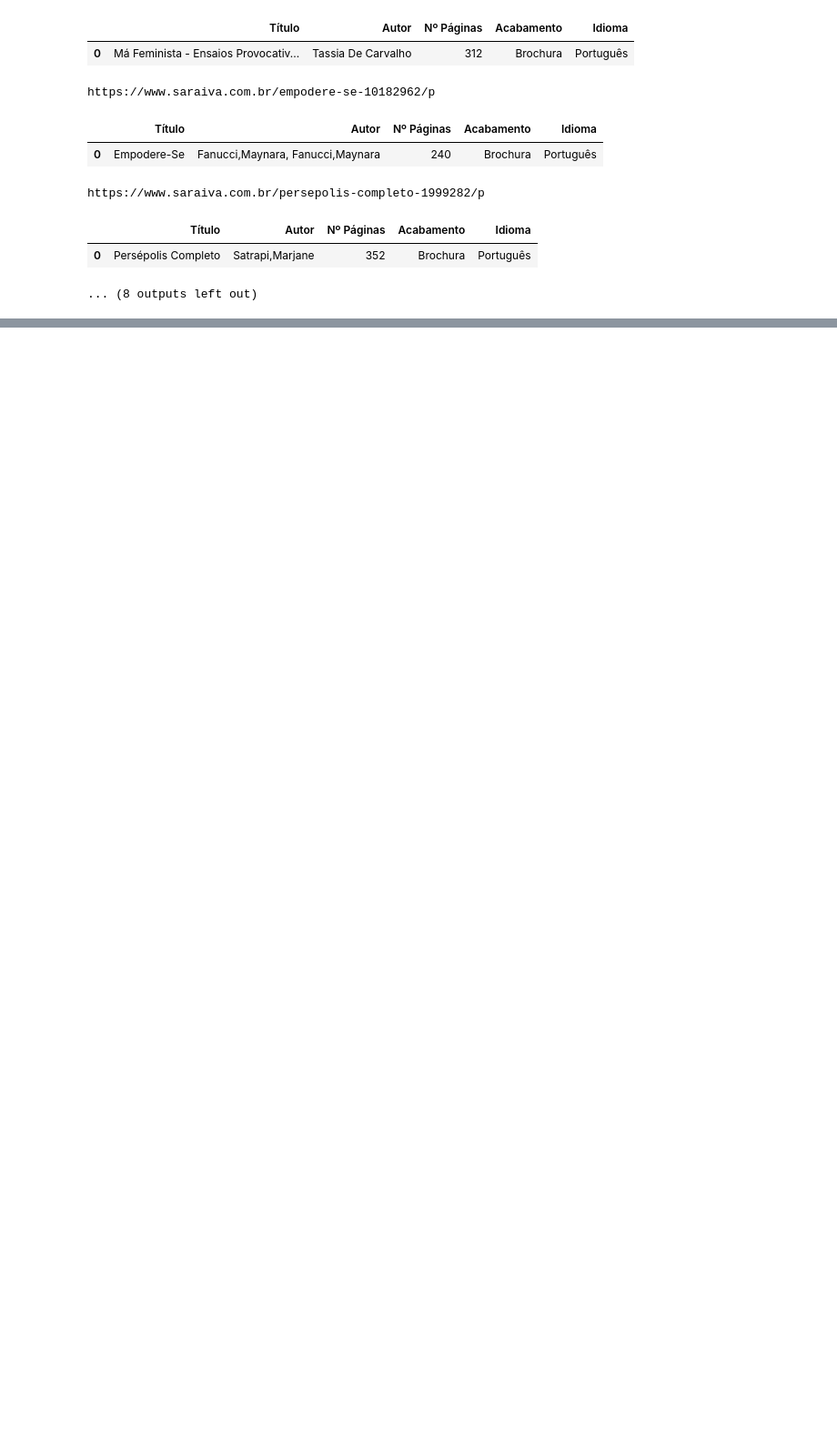
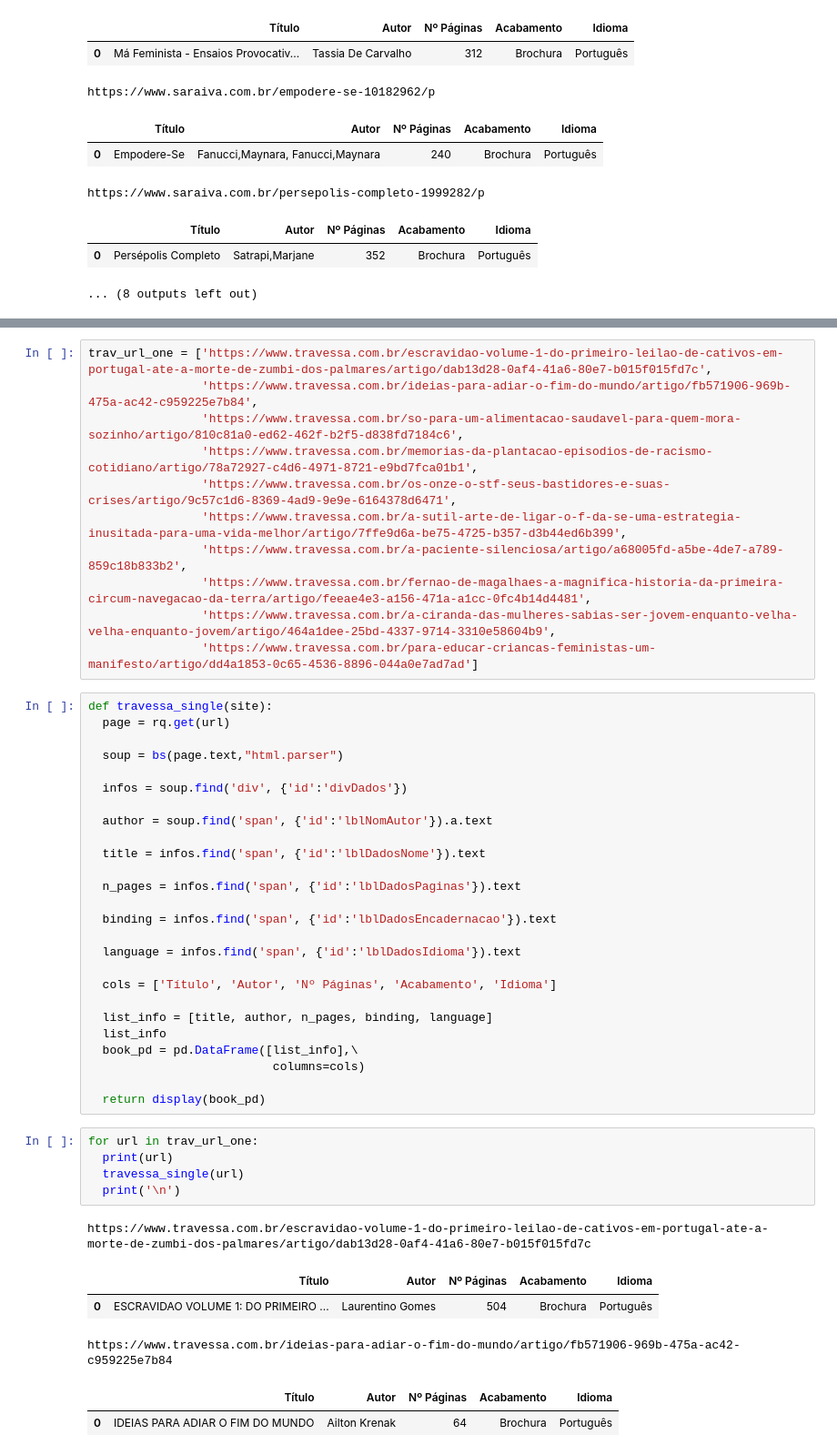
Before and after one commit to cmlins/recuperacaoDeInformacao, a Jupyter notebook: wrapper.ipynb, the cells around one changed output, grey strips where cells are left out. Shown: that part at 91% size. Drawn from its saved outputs; the diff is of its cells as text; blank space fills up the shorter version.

Commit message:
Livraria da Travessa - one book

```diff
--- a/wrapper.ipynb
+++ b/wrapper.ipynb
@@ -266,0 +269,49 @@ https://www.saraiva.com.br/persepolis-completo-1999282/p
+# %%
+trav_url_one = ['https://www.travessa.com.br/escravidao-volume-1-do-primeiro-leilao-de-cativos-em-portugal-ate-a-morte-de-zumbi-dos-palmares/artigo/dab13d28-0af4-41a6-80e7-b015f015fd7c',
+                'https://www.travessa.com.br/ideias-para-adiar-o-fim-do-mundo/artigo/fb571906-969b-475a-ac42-c959225e7b84',
+                'https://www.travessa.com.br/so-para-um-alimentacao-saudavel-para-quem-mora-sozinho/artigo/810c81a0-ed62-462f-b2f5-d838fd7184c6',
+                'https://www.travessa.com.br/memorias-da-plantacao-episodios-de-racismo-cotidiano/artigo/78a72927-c4d6-4971-8721-e9bd7fca01b1',
+                'https://www.travessa.com.br/os-onze-o-stf-seus-bastidores-e-suas-crises/artigo/9c57c1d6-8369-4ad9-9e9e-6164378d6471',
+                'https://www.travessa.com.br/a-sutil-arte-de-ligar-o-f-da-se-uma-estrategia-inusitada-para-uma-vida-melhor/artigo/7ffe9d6a-be75-4725-b357-d3b44ed6b399',
+                'https://www.travessa.com.br/a-paciente-silenciosa/artigo/a68005fd-a5be-4de7-a789-859c18b833b2',
+                'https://www.travessa.com.br/fernao-de-magalhaes-a-magnifica-historia-da-primeira-circum-navegacao-da-terra/artigo/feeae4e3-a156-471a-a1cc-0fc4b14d4481',
+                'https://www.travessa.com.br/a-ciranda-das-mulheres-sabias-ser-jovem-enquanto-velha-velha-enquanto-jovem/artigo/464a1dee-25bd-4337-9714-3310e58604b9',
+                'https://www.travessa.com.br/para-educar-criancas-feministas-um-manifesto/artigo/dd4a1853-0c65-4536-8896-044a0e7ad7ad']
+# %%
+def travessa_single(site):
+  page = rq.get(url)
+
+  soup = bs(page.text,"html.parser")
+
+  infos = soup.find('div', {'id':'divDados'})
+
+  author = soup.find('span', {'id':'lblNomAutor'}).a.text
+
+  title = infos.find('span', {'id':'lblDadosNome'}).text
+
+  n_pages = infos.find('span', {'id':'lblDadosPaginas'}).text
+
+  binding = infos.find('span', {'id':'lblDadosEncadernacao'}).text
+
+  language = infos.find('span', {'id':'lblDadosIdioma'}).text
+
+  cols = ['Título', 'Autor', 'Nº Páginas', 'Acabamento', 'Idioma']
+
+  list_info = [title, author, n_pages, binding, language]
+  list_info
+  book_pd = pd.DataFrame([list_info],\
+                          columns=cols)
+
+  return display(book_pd)
+# %%
+for url in trav_url_one:
+  print(url)
+  travessa_single(url)
+  print('\n')
+# %% [output]
+https://www.travessa.com.br/escravidao-volume-1-do-primeiro-leilao-de-cativos-em-portugal-ate-a-morte-de-zumbi-dos-palmares/artigo/dab13d28-0af4-41a6-80e7-b015f015fd7c
+|  | Título | Autor | Nº Páginas | Acabamento | Idioma |
+| 0 | ESCRAVIDAO VOLUME 1: DO PRIMEIRO ... | Laurentino Gomes | 504 | Brochura | Português |
+https://www.travessa.com.br/ideias-para-adiar-o-fim-do-mundo/artigo/fb571906-969b-475a-ac42-c959225e7b84
+|  | Título | Autor | Nº Páginas | Acabamento | Idioma |
+| 0 | IDEIAS PARA ADIAR O FIM DO MUNDO | Ailton Krenak | 64 | Brochura | Português |
```
Also changed, not shown: parts of 3 cells of this notebook.
